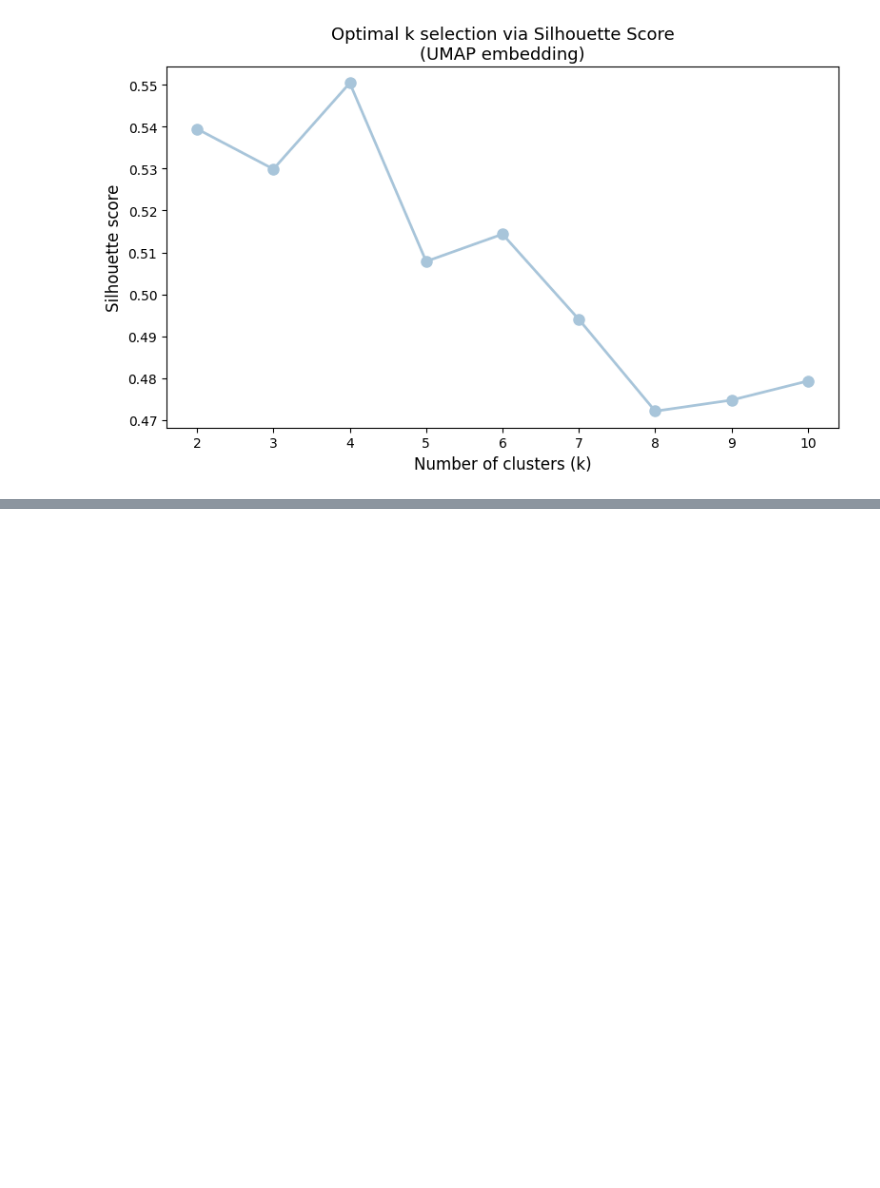
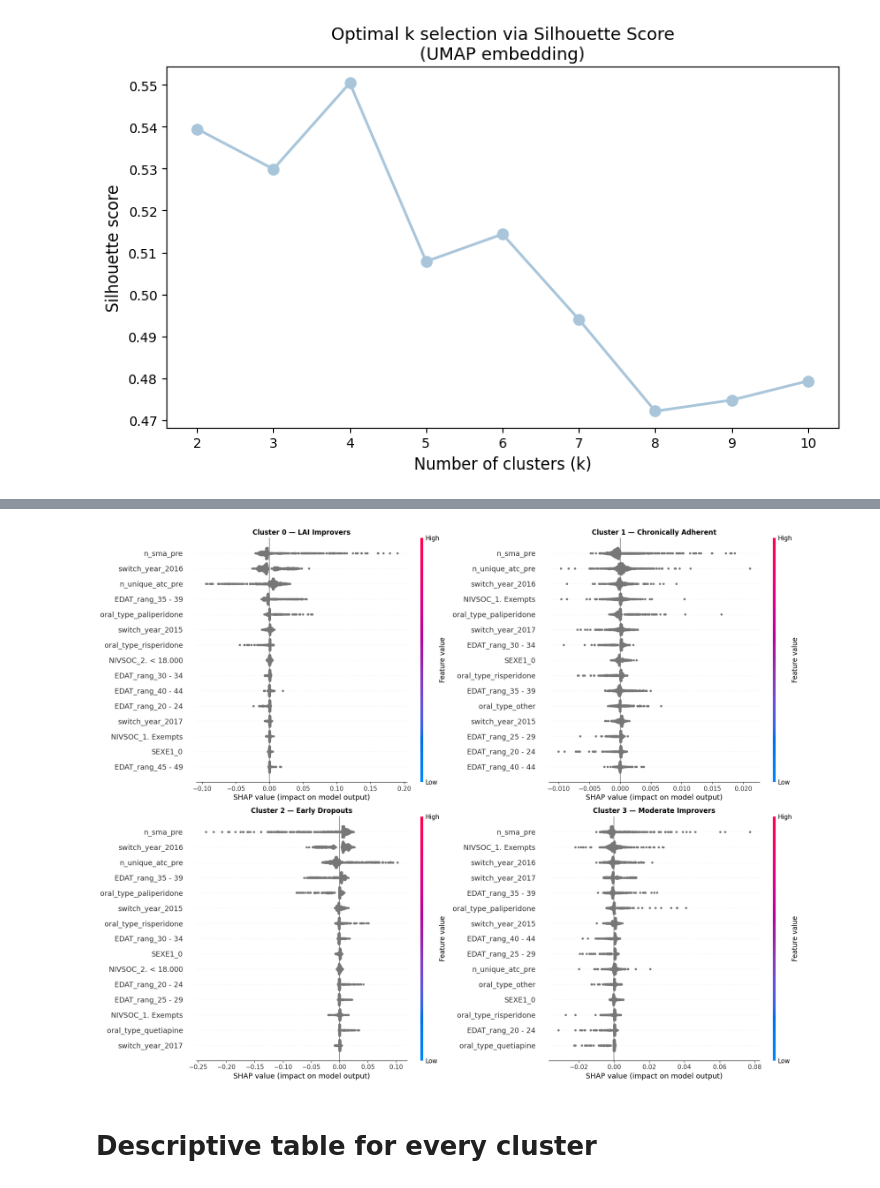
Before and after one commit to laiaraja/Data-sintetica, a Jupyter notebook: src/ADHERENCIA/adh4.ipynb, the cells around one changed output, grey strips where cells are left out. Cells and saved outputs as stored; diff of their text form; code cells hidden in the pictures; blank space fills up the shorter version.

Commit message:
model entrenat

```diff
--- a/src/ADHERENCIA/adh4.ipynb
+++ b/src/ADHERENCIA/adh4.ipynb
@@ -92,13 +50,0 @@ cluster_k4:
-# %%
-for k_col in ['cluster_k4']:
-    cluster_counts = pdc_switchers_csv[k_col].value_counts().sort_index()
-    probs = cluster_counts / cluster_counts.sum()
-    e = entropy(probs, base=2)
-    n_clusters = len(cluster_counts)
-    max_entropy = np.log2(n_clusters)
-    normalized_entropy = e / max_entropy
-    print(f"\n{k_col}:")
-    print(f"  Entropy: {e:.4f} bits")
-    print(f"  Normalized entropy: {normalized_entropy:.4f}")
-    for cluster_id, count in cluster_counts.items():
-        print(f"  Cluster {cluster_id}: {count} patients ({count/cluster_counts.sum()*100:.1f}%)")
@@ -380,0 +70,5 @@ plt.tight_layout()
+# %%
+sma.columns = [c.strip() for c in sma.columns]
+sma = sma.rename(columns={sma.columns[2]: 'dat_ini'})
+sma['dat_ini'] = pd.to_datetime(sma['dat_ini'], format='%Y%m%d')
+sma_counts = count_preswitch_visits(sma, 'dat_ini', switch_dates, 'sma')
@@ -401,0 +627,50 @@ Pipeline(steps=[('scaler', StandardScaler()),
+# %%
+import shap
+
+model = final_pipe.named_steps['model']
+X_df = pd.DataFrame(X_arr, columns=X.columns.tolist())
+
+X_transformed = final_pipe[:-1].transform(X_df)
+X_transformed_df = pd.DataFrame(X_transformed, columns=X.columns.tolist())
+
+explainer = shap.Explainer(final_pipe[-1].predict_proba, X_transformed_df)
+shap_values = explainer(X_transformed_df)
+
+non_pdc_cols = [c for c in X.columns if not c.startswith('Month_')]
+non_pdc_idx  = [X.columns.tolist().index(c) for c in non_pdc_cols]
+X_no_pdc     = X_df[non_pdc_cols]
+
+cluster_names = {
+    0: 'Cluster 0 — LAI Improvers',
+    1: 'Cluster 1 — Chronically Adherent',
+    2: 'Cluster 2 — Early Dropouts',
+    3: 'Cluster 3 — Moderate Improvers'
+}
+
+fig, axes = plt.subplots(2, 2, figsize=(18, 14))
+axes = axes.flatten()
+
+for i, (cluster_id, name) in enumerate(cluster_names.items()):
+    if isinstance(shap_values, list):
+        shap_cluster = shap_values[cluster_id]
+    else:
+        shap_cluster = shap_values[:, :, cluster_id]
+
+    shap_no_pdc = shap_cluster[:, non_pdc_idx]
+    plt.sca(axes[i])
+    shap.summary_plot(
+        shap_no_pdc,
+        X_no_pdc,
+        show=False,
+        plot_size=None,
+        max_display=15
+    )
+    axes[i].set_title(name, fontsize=12, fontweight='bold')
+
+plt.tight_layout()
+plt.savefig('shap_per_cluster.png', dpi=150, bbox_inches='tight')
+plt.show()
+# %% [output]
+[figure, added]
+# %% [markdown]
+# Descriptive table for every cluster
```
Also changed, not shown: parts of 44 cells of this notebook, 16 other files.
